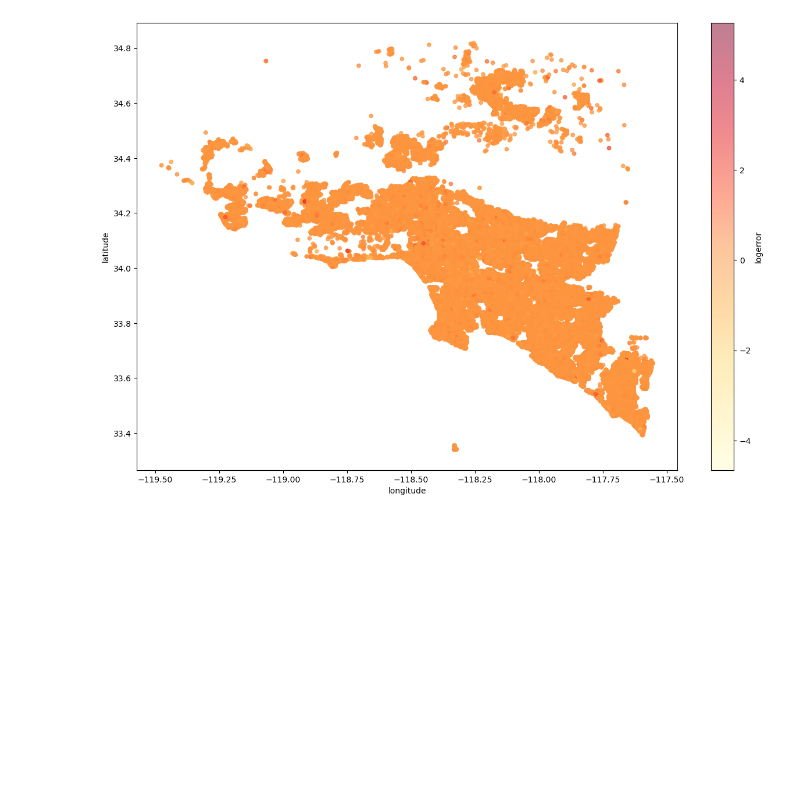
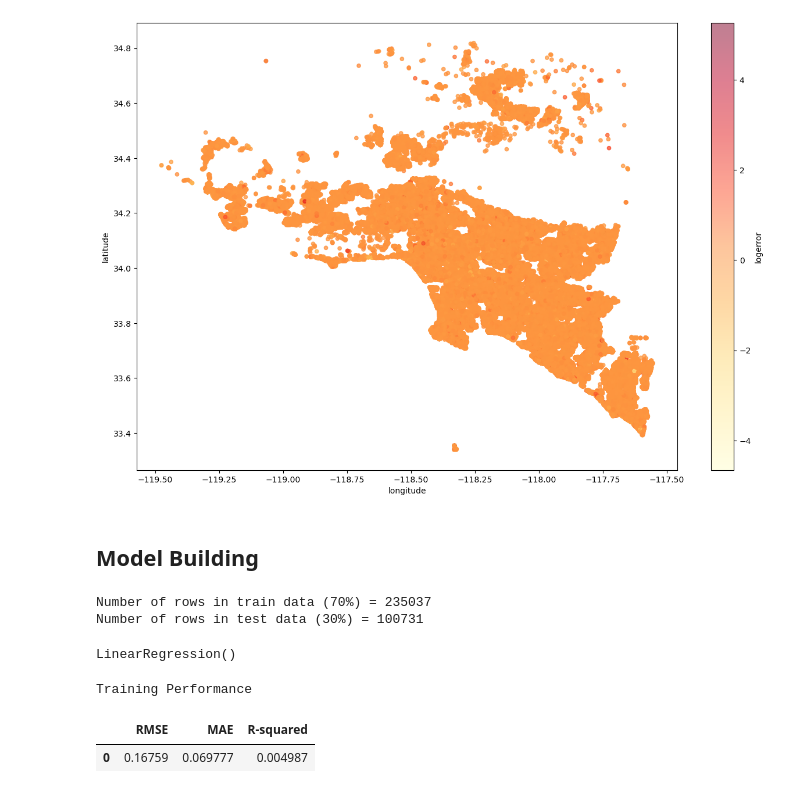
Before and after one commit to nariastoro/ml_projects, a Jupyter notebook: zillow-prize-1/zillow_notebook.ipynb, the cells around one changed output. Saved outputs shown, nothing was run; the diff lists cells and outputs as text; code cells hidden in the pictures; blank space fills up the shorter version.

Commit message:
Linear regression

```diff
--- a/zillow-prize-1/zillow_notebook.ipynb
+++ b/zillow-prize-1/zillow_notebook.ipynb
@@ -299,0 +342,30 @@ df.plot(x="longitude", y="latitude", kind="scatter", c="logerror", colormap="YlO
+# %%
+df.drop(['transactiondate'], axis=1, inplace=True)
+# %% [markdown]
+## Model Building
+# %%
+# Separating independetn and depndent variable
+X = df.drop(["logerror"], axis=1)
+y = df["logerror"]
+# %%
+x_train, x_test, y_train, y_test = train_test_split(X, y, test_size = 0.3, random_state = 1)
+# %%
+print(f'Number of rows in train data (70%) = {x_train.shape[0]}')
+print(f'Number of rows in test data (30%) = {x_test.shape[0]}')
+# %% [output]
+Number of rows in train data (70%) = 235037
+Number of rows in test data (30%) = 100731
+# %%
+lin_reg_model = LinearRegression()
+lin_reg_model.fit(x_train, y_train)
+# %% [output]
+LinearRegression()
+# %%
+# Checking model performance on train set
+print("Training Performance\n")
+lin_reg_model_train_perf = model_performance_regression(lin_reg_model, x_train, y_train)
+lin_reg_model_train_perf
+# %% [output]
+Training Performance
+|  | RMSE | MAE | R-squared |
+| 0 | 0.16759 | 0.069777 | 0.004987 |
```
Also changed, not shown: parts of 7 cells of this notebook.
